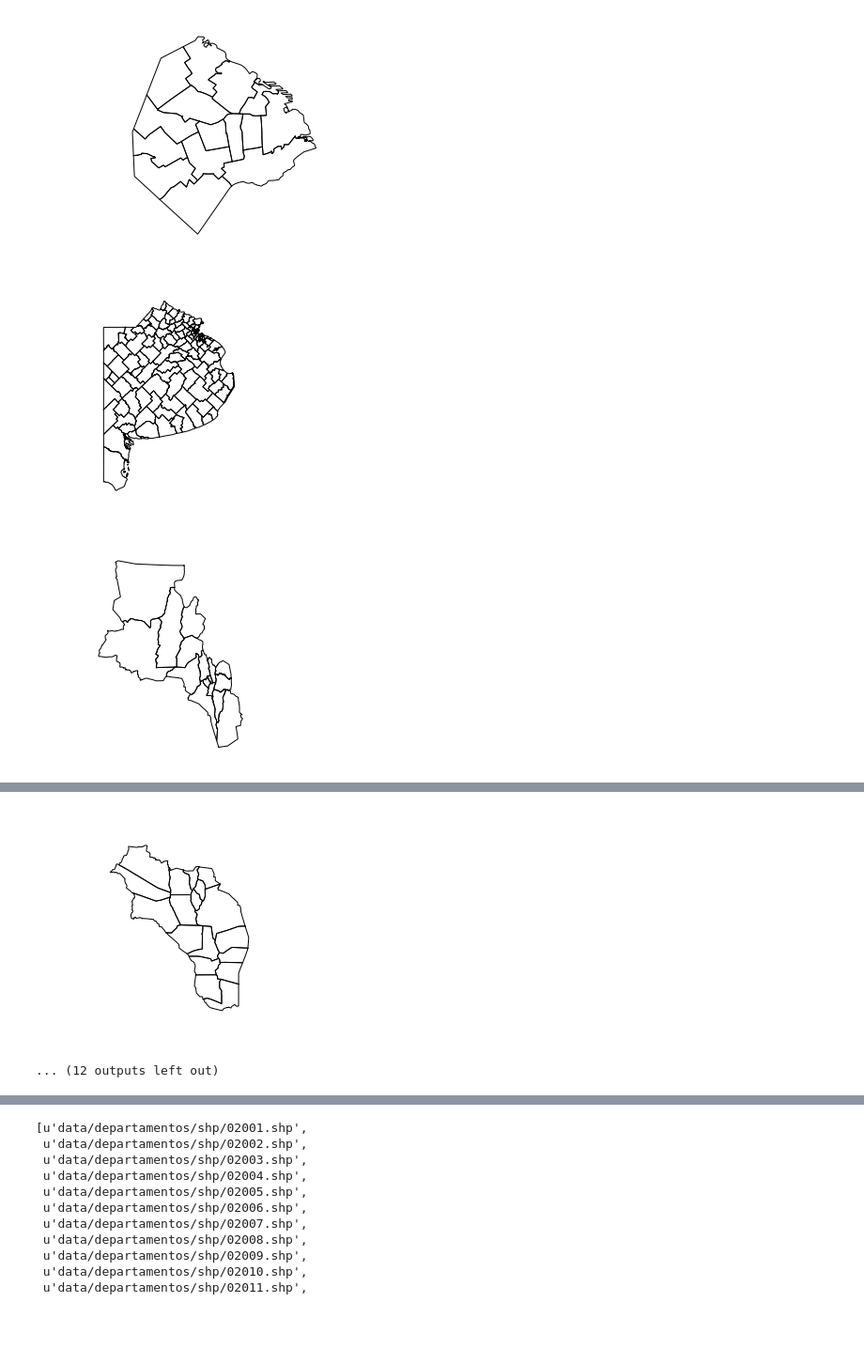
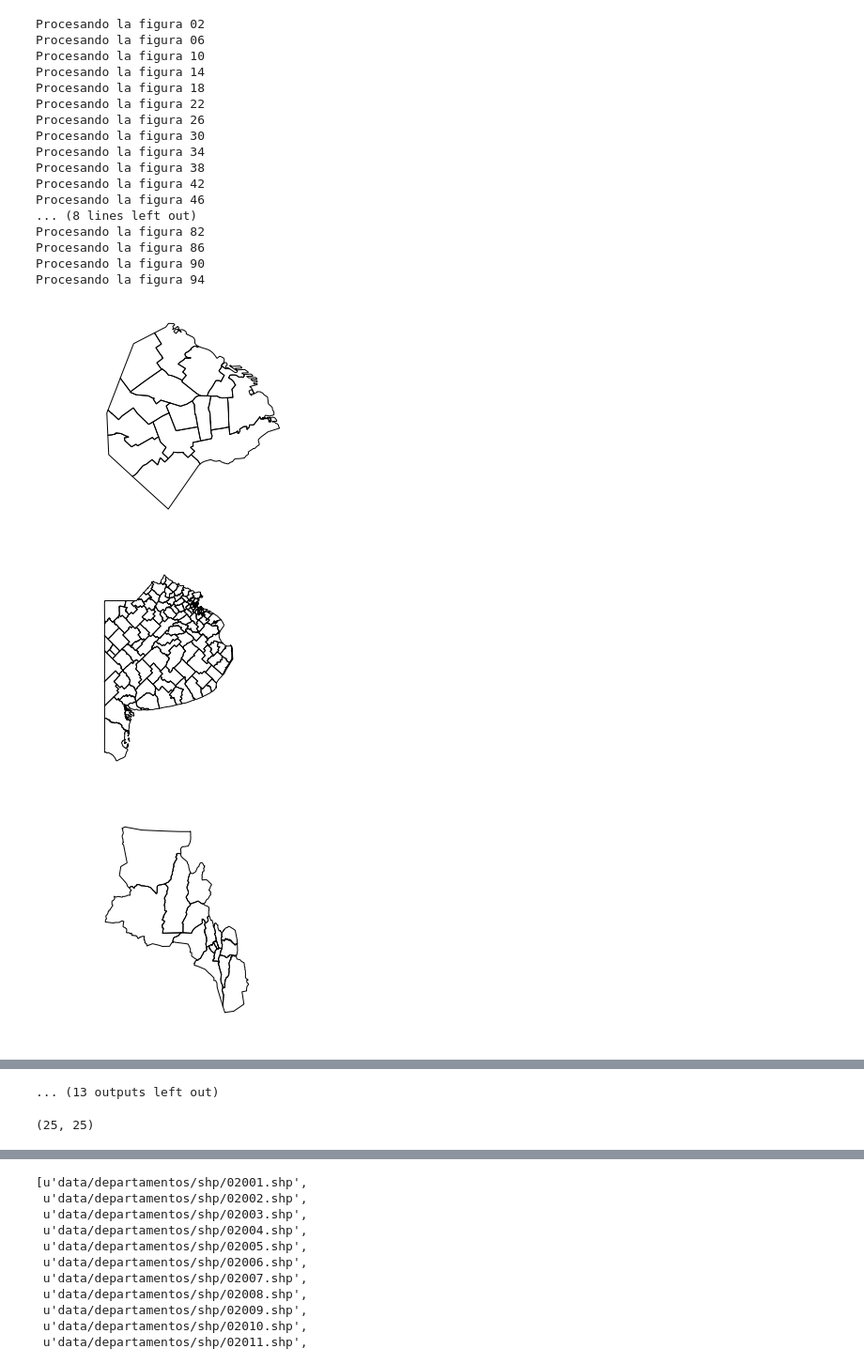
Before and after one commit to datosgobar/los-datos-y-vos, a Jupyter notebook: Generar SVGs de provincias y departamentos.ipynb, the cells around one changed output, grey strips where cells are left out. Shown at 94% size. Drawn from its saved outputs; the diff is of its cells as text; code cells hidden in the pictures; blank space fills up the shorter version.

```diff
--- a/Generar SVGs de provincias y departamentos.ipynb
+++ b/Generar SVGs de provincias y departamentos.ipynb
@@ -52,27 +70,37 @@ df_depto = gpd.read_file("data/departamentos/pxdptodatos.shp", encoding="utf8",
 # %%
 # mergeo en shp, y creo un svg del shp mergeado (no puedo taggear los departamentos)
-df = gpd.read_file("data/departamentos/pxdptodatos.shp", encoding="utf8")
-df.rename(columns={"link": "departamento_id", "nombre": "departamento_nombre"}, inplace=True)
-df["provincia_id"] = df.departamento_id.str[:2]
-
-shps_dir = "data/prov_deptos/shp"
-svgs_dir = "data/prov_deptos/svg"
-
 for provincia_id in df.provincia_id.unique():
     msg = "Procesando la figura {}".format(provincia_id)
-    print(msg, end="\r"*len(msg))
+    print(msg)
 
     df_prov_id = df[df.provincia_id == provincia_id][["departamento_id", "departamento_nombre", "geometry"]]
 
     ax = df_prov_id.to_crs({"init": "epsg:3395"}).plot(color="white")
     ax.set_aspect("equal")
     plt.axis("off")
     for patch, departamento_id in zip(ax.patches, list(df_prov_id.departamento_id)):
         patch.set_gid(departamento_id)
     file_name_svg = provincia_id + ".svg"
     file_path_svg = os.path.join(svgs_dir, file_name_svg)
     plt.savefig(file_path_svg)
 # %% [output]
+Procesando la figura 02
+Procesando la figura 06
+Procesando la figura 10
+Procesando la figura 14
+Procesando la figura 18
+Procesando la figura 22
+Procesando la figura 26
+Procesando la figura 30
+Procesando la figura 34
+Procesando la figura 38
+Procesando la figura 42
+Procesando la figura 46
+... (8 lines left out)
+Procesando la figura 82
+Procesando la figura 86
+Procesando la figura 90
+Procesando la figura 94
-[figure, old version]
+[figure, new version]
-[figure, old version]
+[figure, new version]
-[figure, old version]
+[figure, new version]
@@ -87,2 +115 @@ for provincia_id in df.provincia_id.unique():
-[figure, removed]
-... (12 outputs left out)
+... (13 outputs left out)
@@ -88,0 +118,4 @@ for provincia_id in df.provincia_id.unique():
+# %%
+len(ax.patches), len(df_prov_id)
+# %% [output]
+(25, 25)
```
Also changed, not shown: parts of 23 cells of this notebook, 24 other files.
